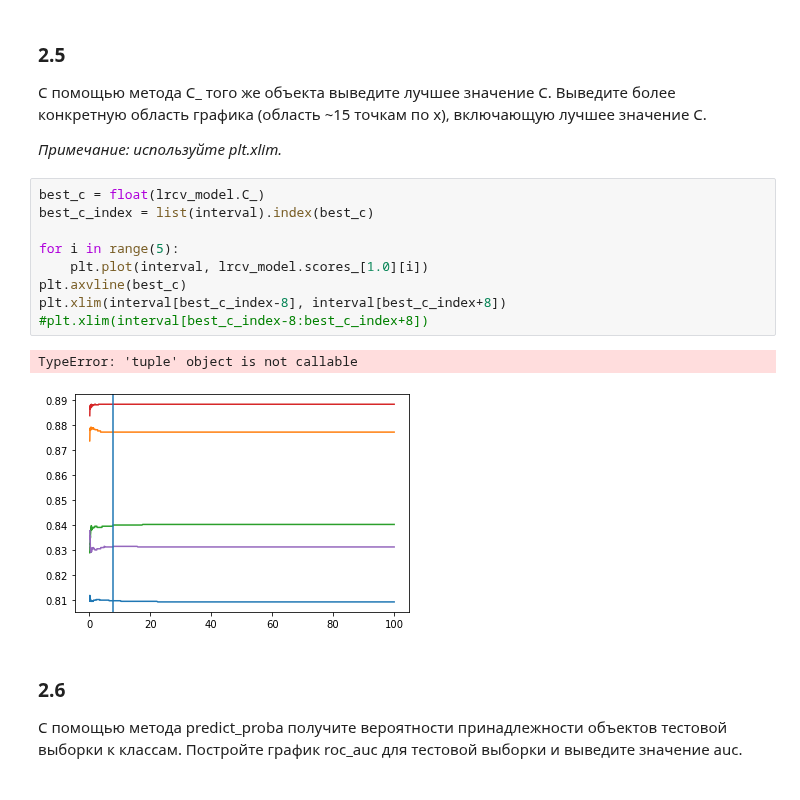
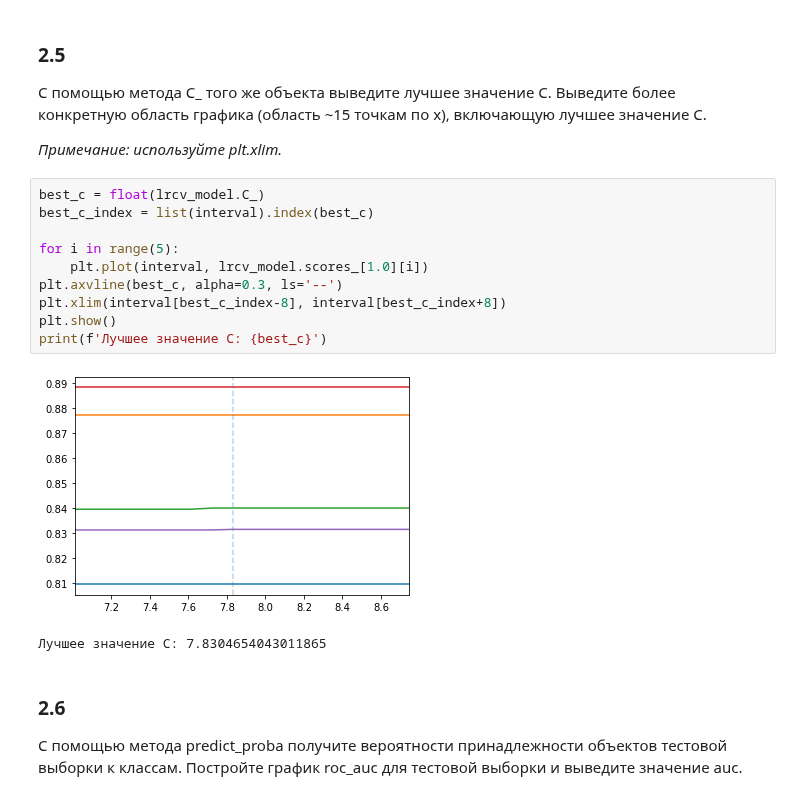
Before and after one commit to larinsi/DS0P, a Jupyter notebook: Machine_learning_Entry_level/06_ML_Classification_Pt2/homework_classification_2_les_1_part_2.ipynb, the cells around one changed output. Cells and saved outputs as stored; diff of their text form.

```diff
--- a/Machine_learning_Entry_level/06_ML_Classification_Pt2/homework_classification_2_les_1_part_2.ipynb
+++ b/Machine_learning_Entry_level/06_ML_Classification_Pt2/homework_classification_2_les_1_part_2.ipynb
@@ -157,15 +157,16 @@ plt.show()
 # %%
 best_c = float(lrcv_model.C_)
 best_c_index = list(interval).index(best_c)
 
 for i in range(5):
     plt.plot(interval, lrcv_model.scores_[1.0][i])
-plt.axvline(best_c)
+plt.axvline(best_c, alpha=0.3, ls='--')
 plt.xlim(interval[best_c_index-8], interval[best_c_index+8])
-#plt.xlim(interval[best_c_index-8:best_c_index+8])
+plt.show()
+print(f'Лучшее значение С: {best_c}')
 # %% [output]
+[figure, new version]
-TypeError: 'tuple' object is not callable
+Лучшее значение С: 7.8304654043011865
-[figure, old version]
 # %% [markdown]
 ### 2.6
 С помощью метода predict_proba получите вероятности принадлежности объектов тестовой выборки к классам. Постройте график roc_auc для тестовой выборки и выведите значение auc.
```
Also changed, not shown: parts of 1 cell of this notebook.
